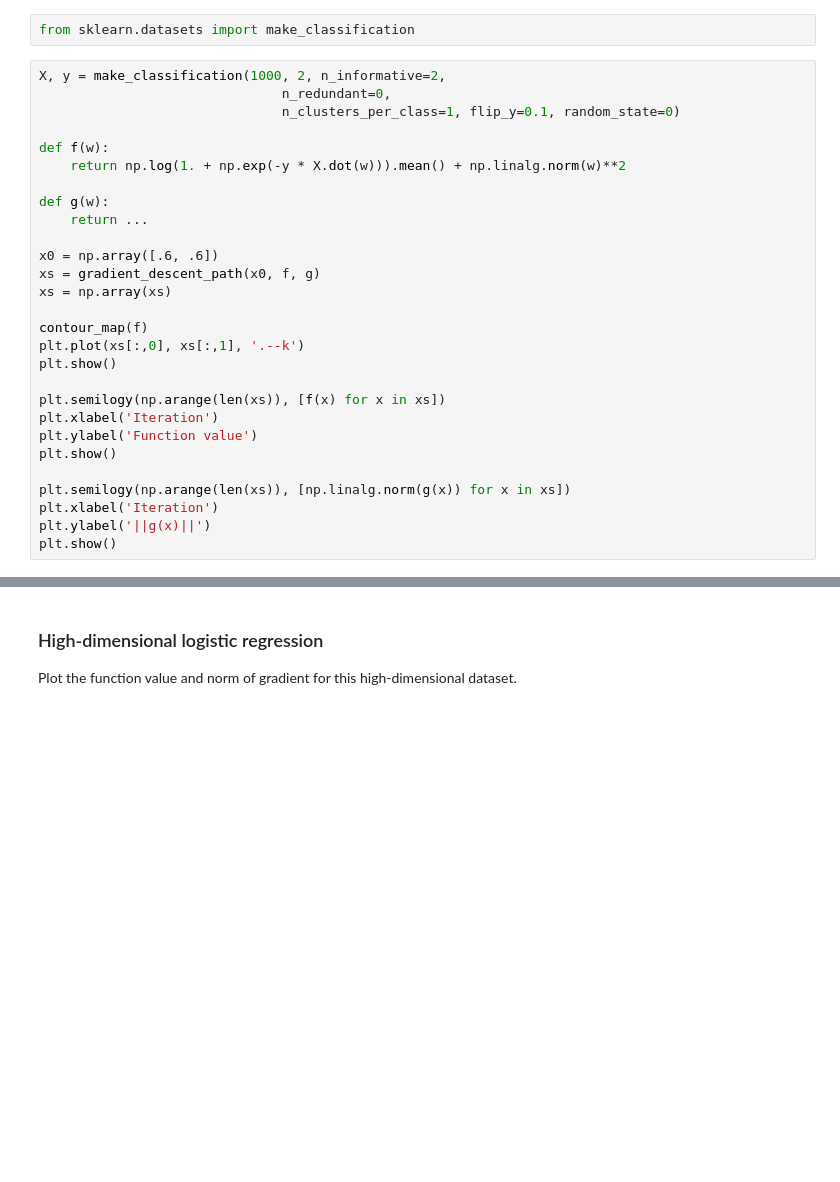
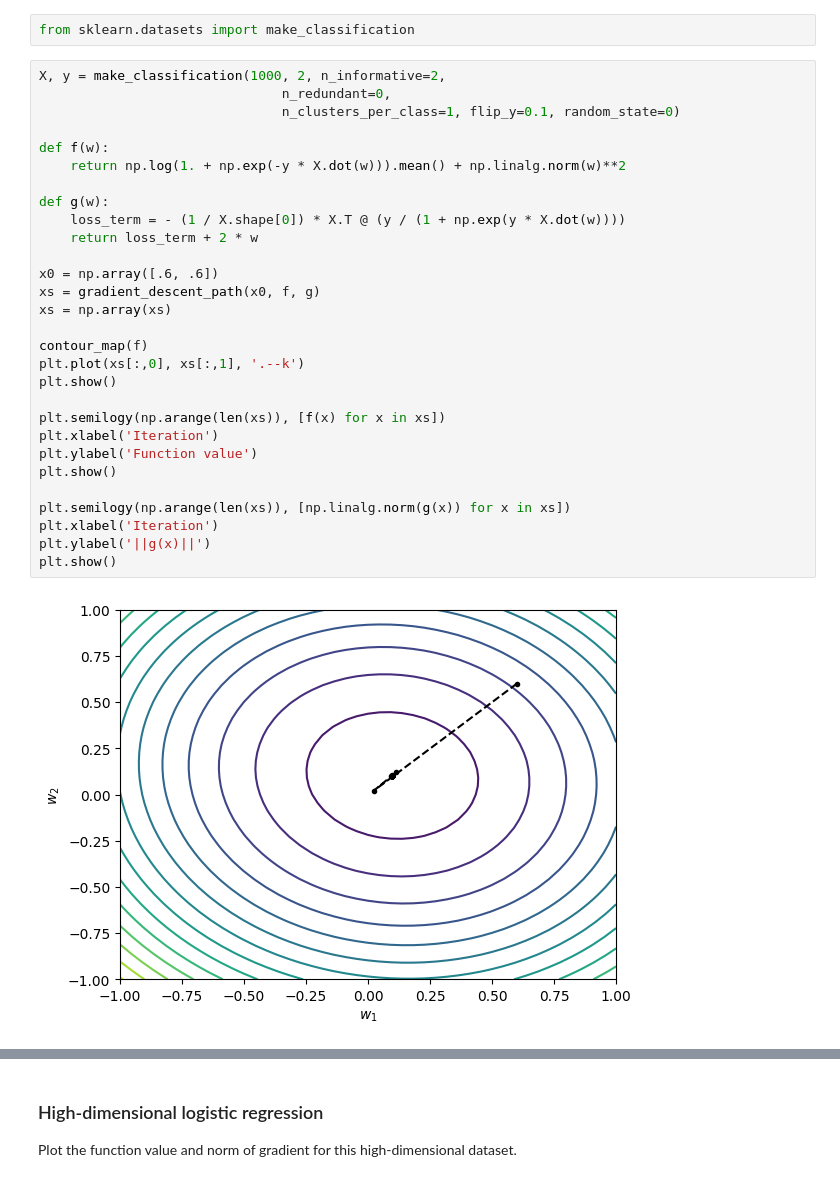
Before and after one commit to CallMeL/OML-hw, a Jupyter notebook: gradient_descent.ipynb, the cells around one changed output, grey strips where cells are left out. Drawn from its saved outputs; the diff is of its cells as text; blank space fills up the shorter version.

```diff
--- a/gradient_descent.ipynb
+++ b/gradient_descent.ipynb
@@ -274,28 +283,31 @@ from sklearn.datasets import make_classification
 # %%
 X, y = make_classification(1000, 2, n_informative=2,
                                n_redundant=0,
                                n_clusters_per_class=1, flip_y=0.1, random_state=0)
 
 def f(w):
     return np.log(1. + np.exp(-y * X.dot(w))).mean() + np.linalg.norm(w)**2
 
 def g(w):
-    return ...
+    loss_term = - (1 / X.shape[0]) * X.T @ (y / (1 + np.exp(y * X.dot(w))))
+    return loss_term + 2 * w
 
 x0 = np.array([.6, .6])
 xs = gradient_descent_path(x0, f, g)
 xs = np.array(xs)
 
 contour_map(f)
 plt.plot(xs[:,0], xs[:,1], '.--k')
 plt.show()
 
 plt.semilogy(np.arange(len(xs)), [f(x) for x in xs])
 plt.xlabel('Iteration')
 plt.ylabel('Function value')
 plt.show()
 
 plt.semilogy(np.arange(len(xs)), [np.linalg.norm(g(x)) for x in xs])
 plt.xlabel('Iteration')
 plt.ylabel('||g(x)||')
 plt.show()
+# %% [output]
+[figure, added]
```
Also changed, not shown: parts of 12 cells of this notebook.
